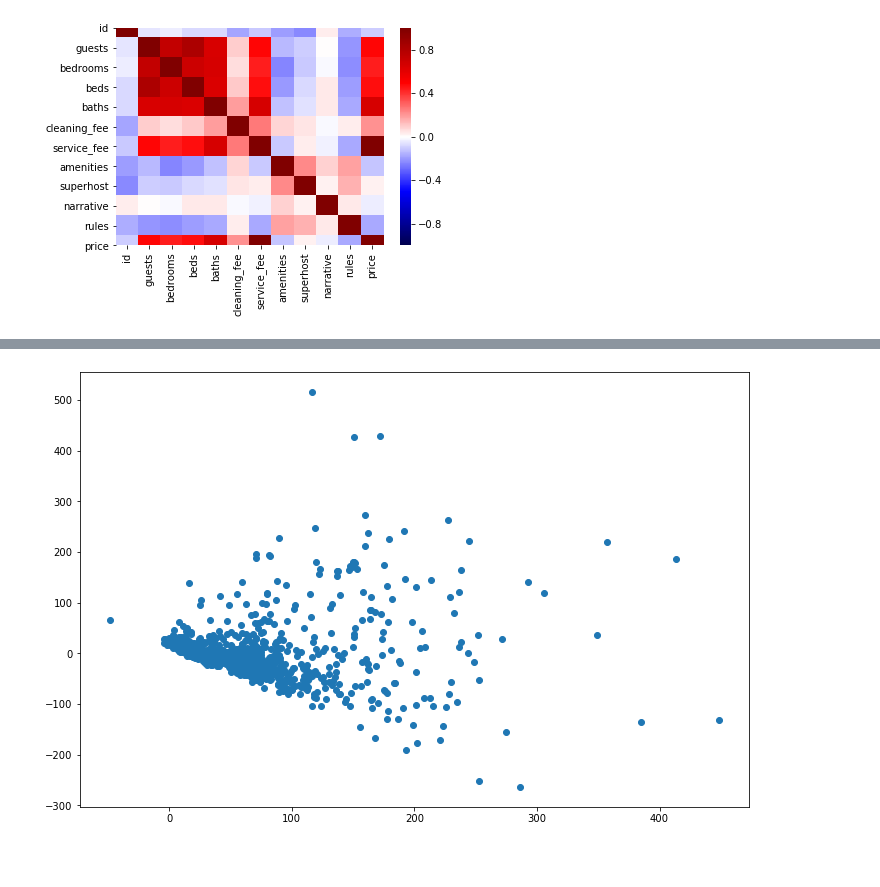
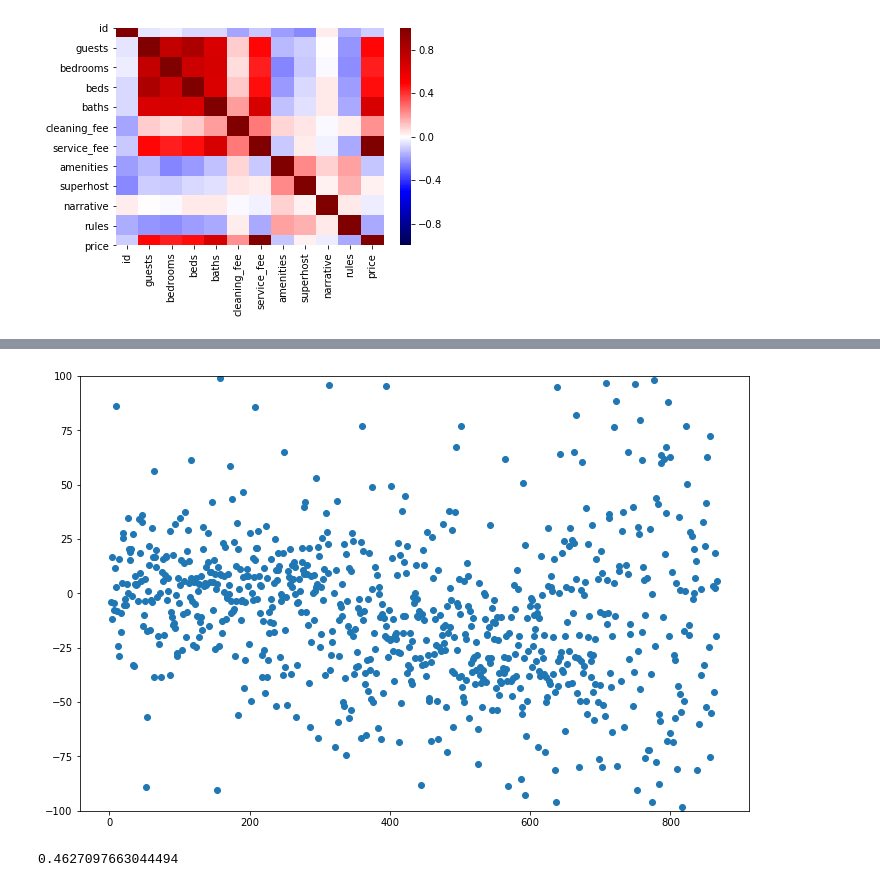
Before and after one commit to scottkds/metis_project2, a Jupyter notebook: notebooks/Linear_Regression_Room_Data.ipynb, the cells around one changed output, grey strips where cells are left out. Cells and saved outputs as stored; diff of their text form; code cells hidden in the pictures; blank space fills up the shorter version.

```diff
--- a/notebooks/Linear_Regression_Room_Data.ipynb
+++ b/notebooks/Linear_Regression_Room_Data.ipynb
@@ -66,11 +67,13 @@ Warnings:
 # %%
 # Plot residuals
 plt.figure(figsize=(12,8))
-# plt.ylim((-10, 10))
-plt.scatter(fit.predict(), fit.resid);
+plt.ylim((-100, 100))
+plt.scatter(np.arange(1, len(y)+1, 1), fit.resid);
 # %% [output]
-[figure, old version]
+[figure, new version]
 # %%
 lr = LinearRegression()
 lr.fit(X, y)
-lr.score(X, y)
+lr.score()
+# %% [output]
+0.4627097663044494
```
Also changed, not shown: parts of 11 cells of this notebook, 2 other files.
